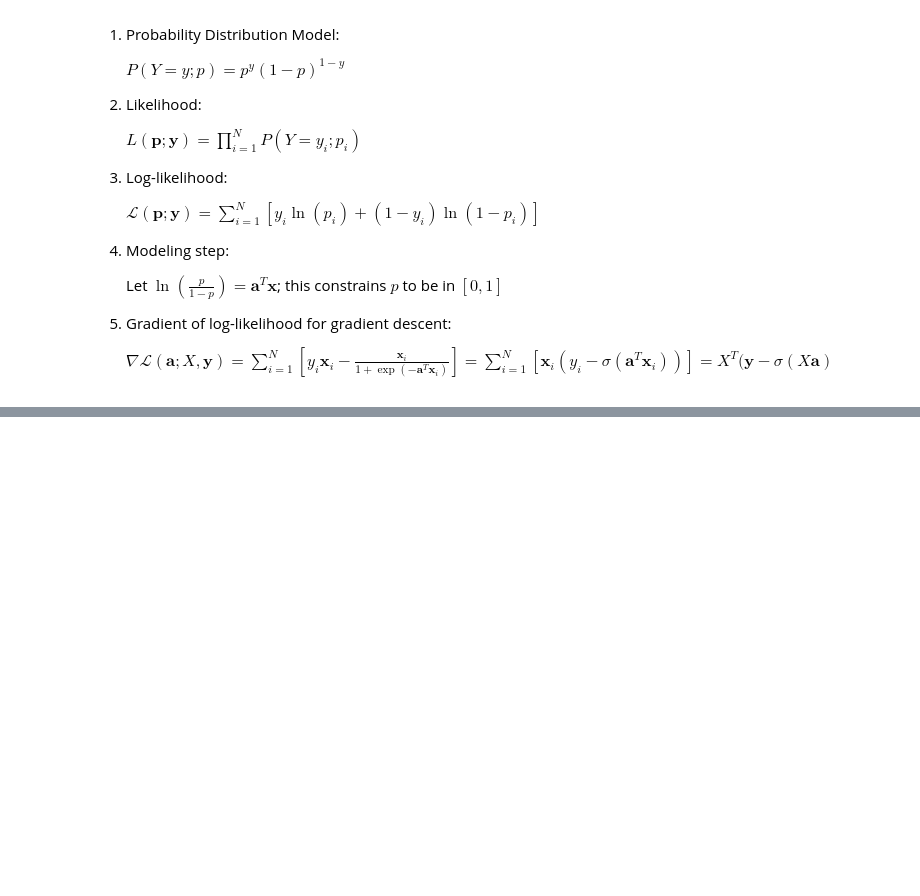
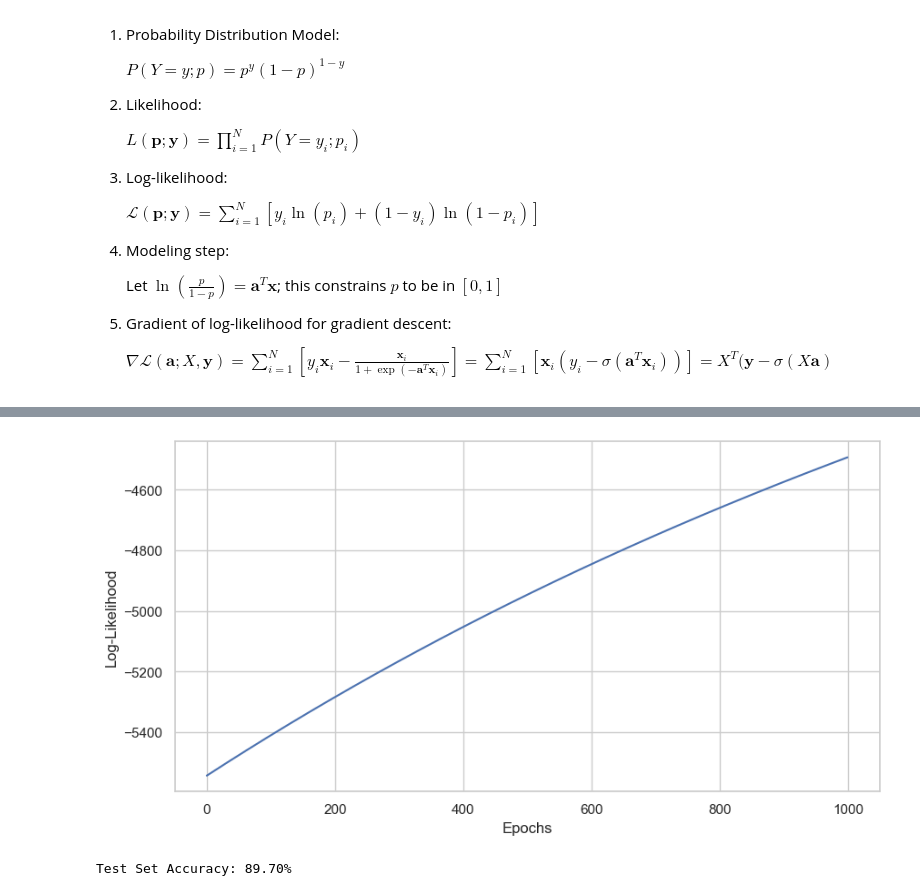
Before and after one commit to p0linal1/College-Placement-Analysis, a Jupyter notebook: AMATH 383 Final.ipynb, the cells around one changed output, grey strips where cells are left out. Cells and saved outputs as stored; diff of their text form; code cells hidden in the pictures; blank space fills up the shorter version.

Commit message:
gradient ascent

```diff
--- a/AMATH 383 Final.ipynb
+++ b/AMATH 383 Final.ipynb
@@ -127,17 +130,77 @@ df.head()
 5. Gradient of log-likelihood for gradient descent:
 
     $\nabla \mathcal{L}(\mathbf{a};X, \mathbf{y})=\sum_{i=1}^N [y_i \mathbf{x}_i - \frac{\mathbf{x}_i}{1+\exp(-\mathbf{a}^T \mathbf{x}_i)}]=\sum_{i=1}^N [\mathbf{x}_i(y_i - \sigma(\mathbf{a}^T \mathbf{x}_i))] = X^T (\mathbf{y} - \sigma(X \mathbf{a})$
+# %%
+def sigmoid(z):
+    return 1 / (1 + np.exp(-z))
 # %%
 def ll_grad(y, a, X):
     """
     Returns the gradient of the log-likelihood function
     """
-    return X.T @ (y - 1 / (1 + exp(- X @ a)))
+    preds = sigmoid(X @ a)
+    return X.T @ (y - preds)
 # %%
-def eval(a, x):
+def log_likelihood(X, y, a):
     """
     Returns the probability of the event (job placement) given the features and parameters
     """
-    return 1 / (1 + exp(- np.dot(a, x)))
+    preds = sigmoid(X @ a)
+    epsilon = 1e-15
+    preds = np.clip(preds, epsilon, 1 - epsilon)
+    return np.sum(y * np.log(preds) + (1 - y) * np.log(1 - preds))
 # %%
 # Gradient descent
+X_raw = df.drop('Placement', axis=1).values
+y = df['Placement'].values
+
+# Split data
+X_train, X_test, y_train, y_test = train_test_split(X_raw, y, test_size=0.2, random_state=42)
+
+# Standardize
+scaler = StandardScaler()
+X_train_scaled = scaler.fit_transform(X_train)
+X_test_scaled = scaler.transform(X_test)
+
+# Bias term
+X_train_final = np.c_[np.ones(X_train_scaled.shape[0]), X_train_scaled]
+X_test_final = np.c_[np.ones(X_test_scaled.shape[0]), X_test_scaled]
+
+# Gradient Ascent
+learning_rate = 0.001
+epochs = 1000
+m, n = X_train_final.shape
+
+a = np.zeros(n)
+history = []
+
+for i in range(epochs):
+    # Calculate Gradient
+    gradient = ll_grad(y_train, a, X_train_final)
+
+    # Update Weights
+    a += learning_rate * (gradient / m)
+
+    # Track Log-Likelihood
+    ll = log_likelihood(X_train_final, y_train, a)
+    history.append(ll)
+
+    if i % 100 == 0:
+        print(f"Epoch {i}: Log-Likelihood {ll:.2f}")
+
+print(f"\nFinal Weights (a): {a}")
+plt.figure(figsize=(10, 5))
+plt.plot(history)
+plt.xlabel("Epochs")
+plt.ylabel("Log-Likelihood")
+plt.grid(True)
+plt.show()
+
+def predict(X, a, threshold=0.5):
+    probs = sigmoid(X @ a)
+    return (probs >= threshold).astype(int)
+
+y_pred = predict(X_test_final, a)
+acc = np.mean(y_pred == y_test)
+print(f"Test Set Accuracy: {acc * 100:.2f}%")
+# %% [output]
@@ -143,0 +221,2 @@ def eval(a, x):
+[figure, added]
+Test Set Accuracy: 89.70%
```
Also changed, not shown: parts of 2 cells of this notebook.
